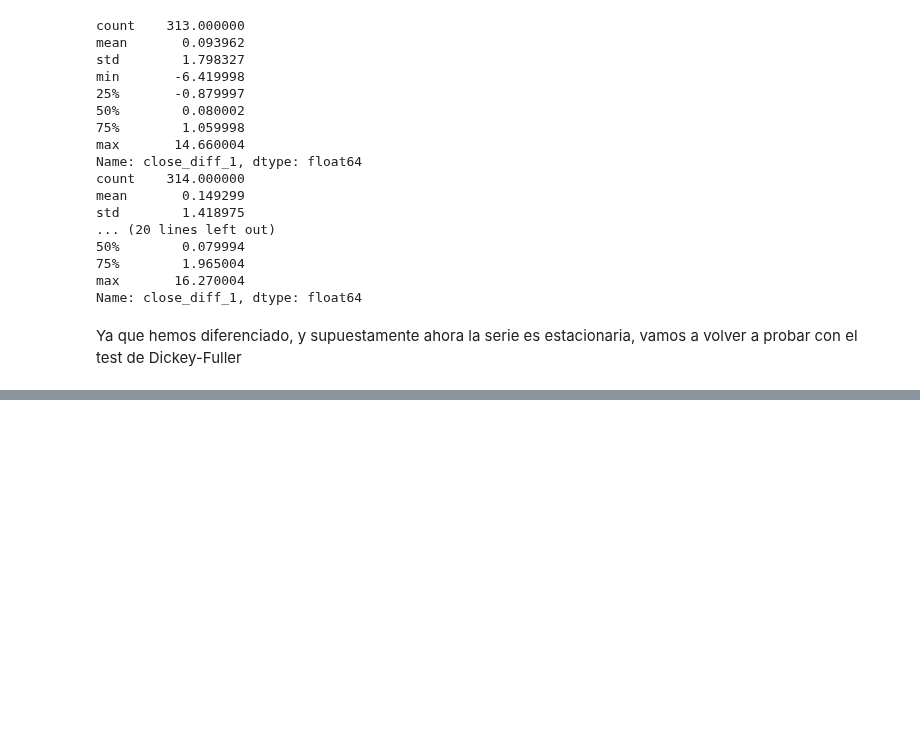
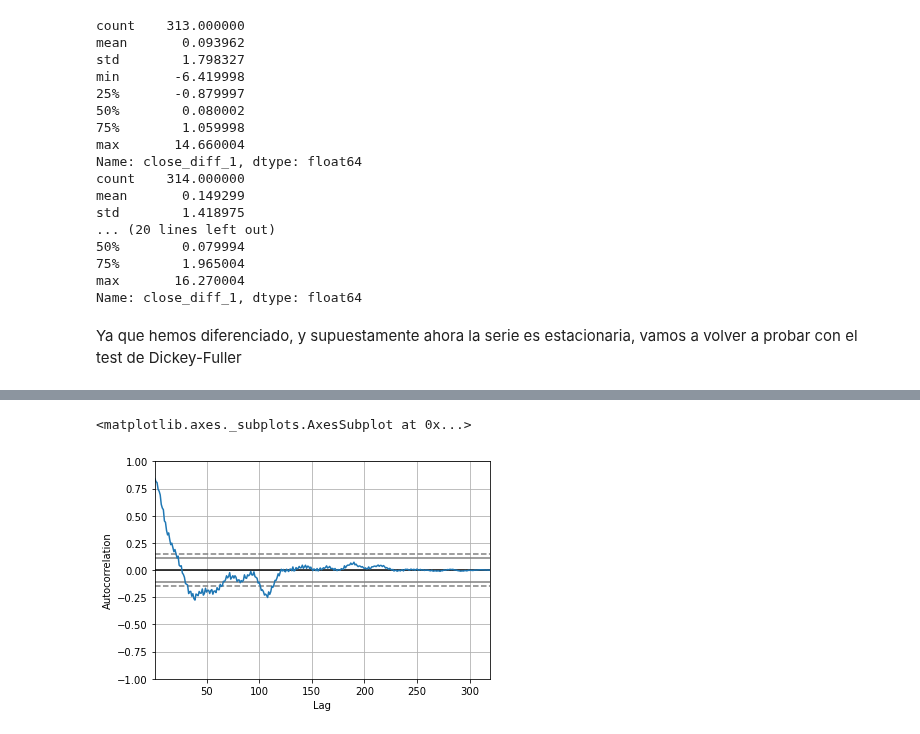
Before and after one commit to franciscocanon-thebridge/bootcamp_thebridge_PTSep20, a Jupyter notebook: Bloque 3 - Machine Learning/03_Time_Series/02_Estacionariedad_y_retrasos_temporales.ipynb, the cells around one changed output, grey strips where cells are left out. Cells and saved outputs as stored; diff of their text form; code cells hidden in the pictures; blank space fills up the shorter version.

```diff
--- a/Bloque 3 - Machine Learning/03_Time_Series/02_Estacionariedad_y_retrasos_temporales.ipynb
+++ b/Bloque 3 - Machine Learning/03_Time_Series/02_Estacionariedad_y_retrasos_temporales.ipynb
@@ -228,0 +160,2 @@ Replica lo que acabamos de ver sobre los datos de la bolsa:
+# %%
+df_new['no_estacional'] = df_new['furniture_price_adjusted'].diff(1)
@@ -228,0 +167,7 @@ Replica lo que acabamos de ver sobre los datos de la bolsa:
+# %%
+df_new['no_estacional'] = df_new['furniture_price_adjusted'].diff(12)
+# %%
+autocorrelation_plot(df_new['no_estacional'].dropna())
+# %% [output]
+<matplotlib.axes._subplots.AxesSubplot at 0x...>
+[figure, added]
```
Also changed, not shown: parts of 51 cells of this notebook.
